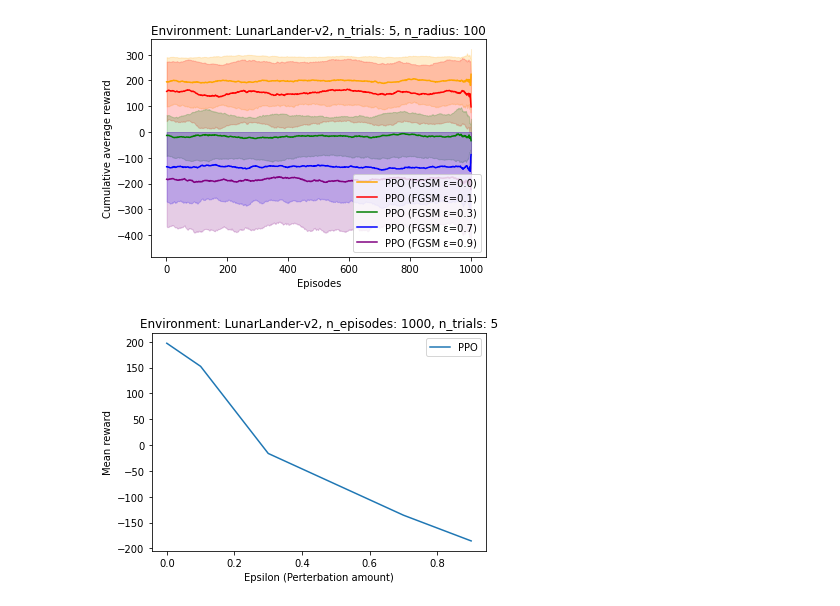
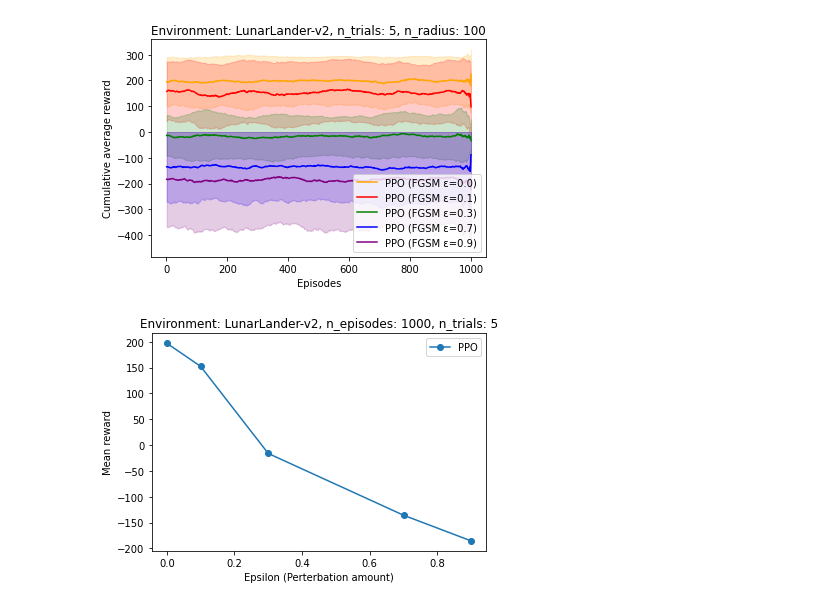
Before and after one commit to bhargavCSSE/adv-RL, a Jupyter notebook: PPO/plotter_matplotlib.ipynb, the cells around one changed output. Drawn from its saved outputs; the diff is of its cells as text; code cells hidden in the pictures.

```diff
--- a/PPO/plotter_matplotlib.ipynb
+++ b/PPO/plotter_matplotlib.ipynb
@@ -193,22 +193,24 @@ plt.show()
 # %%
 y_2 = mean_vals_2.mean()
 y_3 = mean_vals_3.mean()
 y_4 = mean_vals_4.mean()
 y_5 = mean_vals_5.mean()
 y_6 = mean_vals_6.mean()
 
 plt.figure()
 plt.title("Environment: LunarLander-v2, n_episodes: 1000, n_trials: 5")
 plt.xlabel("Epsilon (Perterbation amount)")
 plt.ylabel("Mean reward")
 
 epsilon = [0.0, 0.1, 0.3, 0.7, 0.9]
 mean_reward = [y_2, y_3, y_4, y_5, y_6]
 
-plt.plot(epsilon, mean_reward, label='PPO')
+plt.plot(epsilon, mean_reward, label='PPO', marker='o')
 plt.legend(loc='upper right')
 
 plt.savefig('plots/LunarLander1000-epsilonVSMeanReward')
+d = pd.DataFrame(data={"Epsilon":epsilon, "PPO": mean_reward})
+d.to_csv('data/PPO-perturbation-effects-LunarLander.csv')
 plt.show()
 # %% [output]
-[figure, old version]
+[figure, new version]
```
Also changed, not shown: 23 other files.
